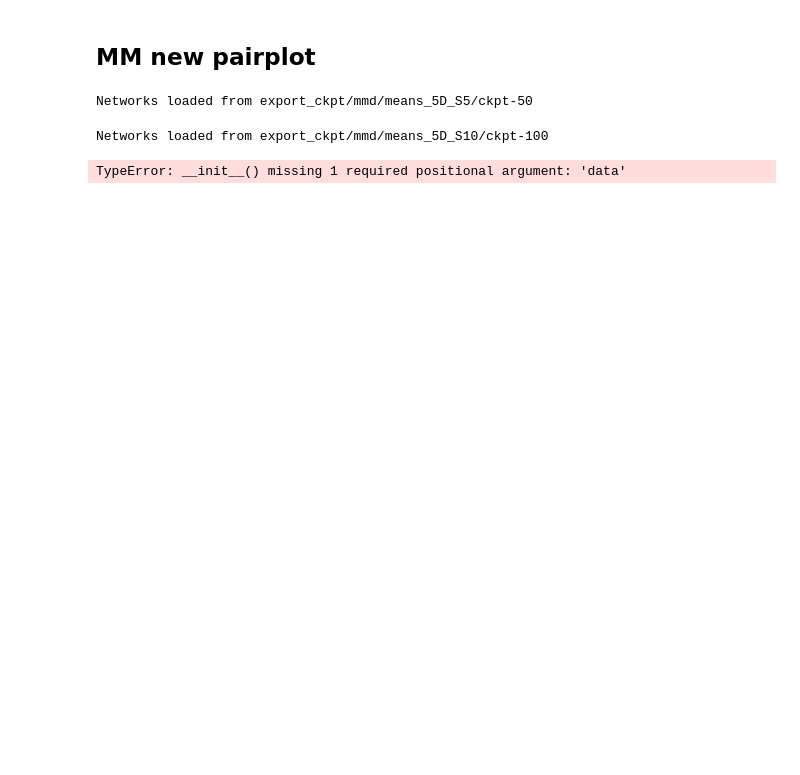
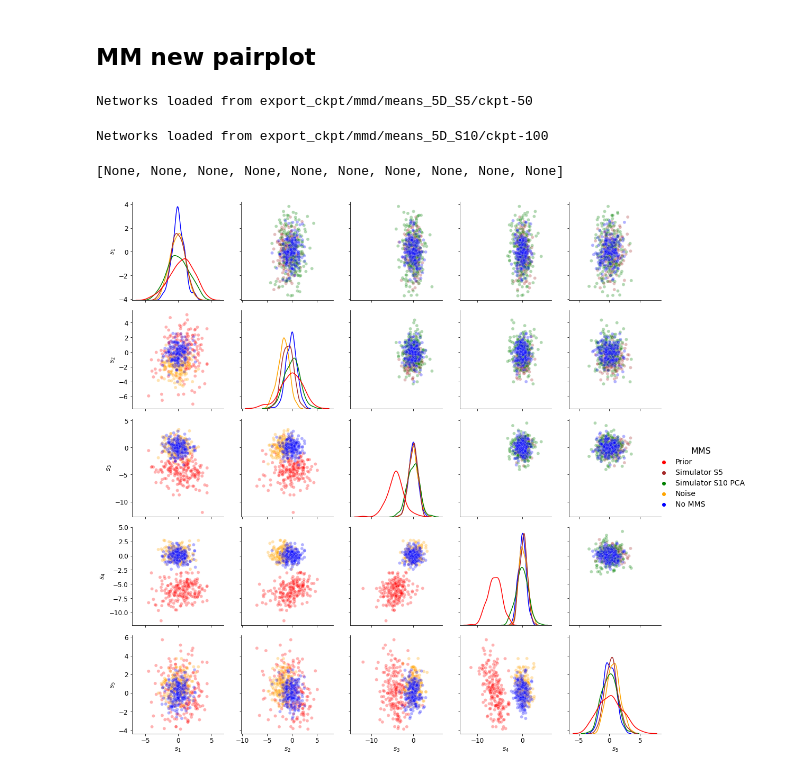
Before and after one commit to marvinschmitt/ModelMisspecificationBF, a Jupyter notebook: abf_mvn_means.ipynb, the cells around one changed output. Saved outputs shown, nothing was run; the diff lists cells and outputs as text; code cells hidden in the pictures; blank space fills up the shorter version.

Commit message:
Add split pairplot for MVN summary space

```diff
--- a/abf_mvn_means.ipynb
+++ b/abf_mvn_means.ipynb
@@ -681,21 +686,3 @@ s_simulator_MMS_S10 = np.array(trainer_S10.network.summary_net(x_simulator_MMS))
 
 pca = PCA(n_components=5)
 s_simulator_MMS_S10_projections = pca.fit_transform(s_simulator_MMS_S10)
-# %%
-S_DIAG = [s_no_MMS, s_prior_MMS, s_simulator_MMS_S5, s_simulator_MMS_S10_projections, s_noise_MMS]
-S_LOWER = [s_no_MMS, s_prior_MMS, s_noise_MMS]
-S_UPPER = [s_no_MMS, s_simulator_MMS_S5, s_simulator_MMS_S10_projections]
-
-g = sns.PairGrid()
-
-g.map_upper(plt.scatter, alpha=0.2)
-g.map_diag(sns.kdeplot)
-g.map_lower(sns.kdeplot, alpha=0.70)
-
-g.add_legend()
-plt.setp(g._legend.get_title(), fontsize=24)
-plt.setp(g._legend.get_texts(), fontsize=20)
-
-plt.savefig(f"plots/abf_mvn_means_S{S}_pairplot_MVN.{FILEFORMAT}")
-# %% [output]
-TypeError: __init__() missing 1 required positional argument: 'data'
@@ -701,0 +693,42 @@ TypeError: __init__() missing 1 required positional argument: 'data'
+# %%
+TASK_NAMES = ['Prior', 'Simulator S5', 'Simulator S10 PCA', 'Noise', 'No MMS']
+S_ALL = [s_prior_MMS, s_simulator_MMS_S5, s_simulator_MMS_S10_projections, s_noise_MMS, s_no_MMS]
+DF = (pd.DataFrame(s, columns=[r'$s_{%i}$'%i for i in range(1, S+1)]) for s in S_ALL)
+
+df = pd.concat(DF,
+              keys=TASK_NAMES,
+              names=['MMS', None]
+              ).reset_index(level=0)
+# %%
+def scatter_subset(x, y, hue, mask, **kws):
+    sns.scatterplot(x=x[mask], y=y[mask], hue=hue[mask], **kws)
+# %%
+g = sns.PairGrid(df, hue="MMS", height=3, palette=['red', 'brown', 'green', 'orange', 'blue'])
+
+g.map_lower(scatter_subset, mask=
+            (
+                (df["MMS"] == 'Prior') |
+                (df["MMS"] == 'Noise') |
+                (df["MMS"] == 'No MMS')
+           ),
+            alpha=.30
+           )
+
+
+g.map_upper(scatter_subset, mask=
+            (
+                (df["MMS"] == 'Simulator S5') |
+                (df["MMS"] == 'Simulator S10 PCA') |
+                (df["MMS"] == 'No MMS')
+           ),
+            alpha=.30
+           )
+
+g.map_diag(sns.kdeplot)
+
+g.add_legend()
+plt.setp(g._legend.get_title(), fontsize=16)
+plt.setp(g._legend.get_texts(), fontsize=14)
+# %% [output]
+[None, None, None, None, None, None, None, None, None, None]
+[figure, added]
```
Also changed, not shown: parts of 15 cells of this notebook.
